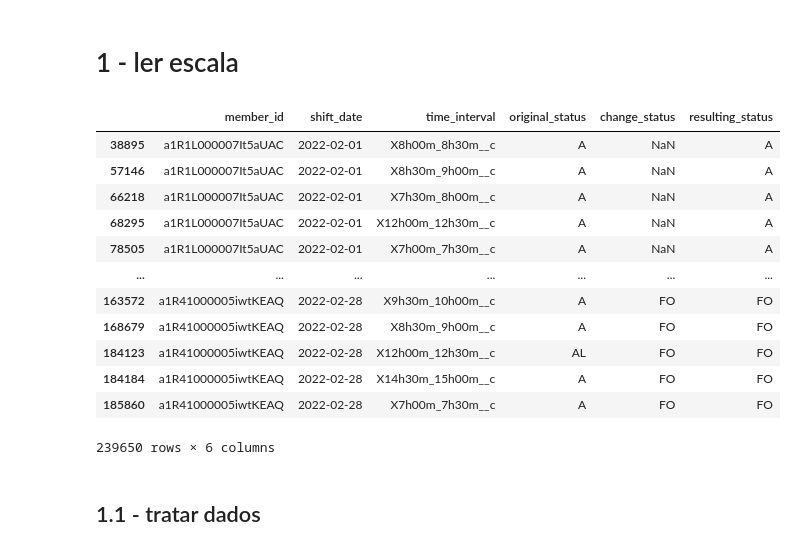
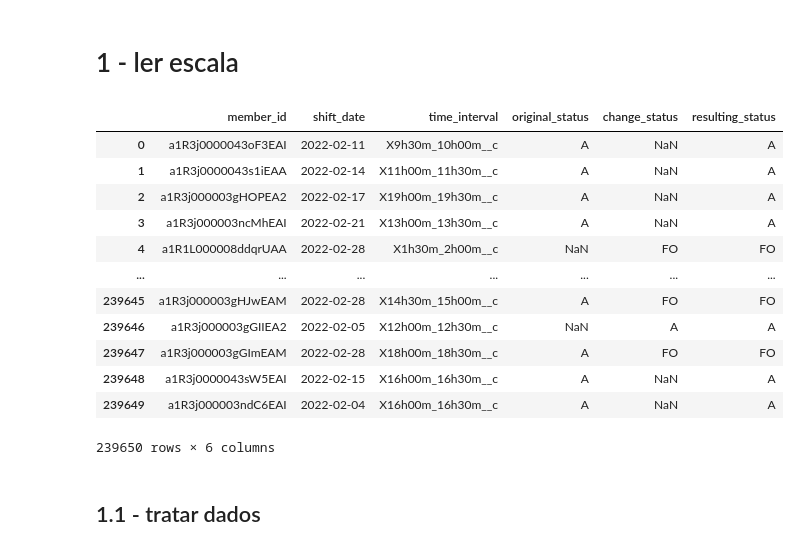
Before and after one commit to G-Moraes/projeto-disponibilidade, a Jupyter notebook: analise.ipynb, the cells around one changed output. Drawn from its saved outputs; the diff is of its cells as text; code cells hidden in the pictures.

```diff
--- a/analise.ipynb
+++ b/analise.ipynb
@@ -6,22 +6,22 @@ import datetime as dt
 # %%
 escala = pd.read_csv('escala.csv')
 
-escala.sort_values(by = ['shift_date', 'member_id'], inplace = True)
+#escala.sort_values(by = ['shift_date', 'member_id'], inplace = True)
 
 escala
 # %% [output]
 |  | member_id | shift_date | time_interval | original_status | change_status | resulting_status |
-| 38895 | a1R1L000007It5aUAC | 2022-02-01 | X8h00m_8h30m__c | A | NaN | A |
-| 57146 | a1R1L000007It5aUAC | 2022-02-01 | X8h30m_9h00m__c | A | NaN | A |
-| 66218 | a1R1L000007It5aUAC | 2022-02-01 | X7h30m_8h00m__c | A | NaN | A |
-| 68295 | a1R1L000007It5aUAC | 2022-02-01 | X12h00m_12h30m__c | A | NaN | A |
-| 78505 | a1R1L000007It5aUAC | 2022-02-01 | X7h00m_7h30m__c | A | NaN | A |
+| 0 | a1R3j0000043oF3EAI | 2022-02-11 | X9h30m_10h00m__c | A | NaN | A |
+| 1 | a1R3j0000043s1iEAA | 2022-02-14 | X11h00m_11h30m__c | A | NaN | A |
+| 2 | a1R3j000003gHOPEA2 | 2022-02-17 | X19h00m_19h30m__c | A | NaN | A |
+| 3 | a1R3j000003ncMhEAI | 2022-02-21 | X13h00m_13h30m__c | A | NaN | A |
+| 4 | a1R1L000008ddqrUAA | 2022-02-28 | X1h30m_2h00m__c | NaN | FO | FO |
 | ... | ... | ... | ... | ... | ... | ... |
-| 163572 | a1R41000005iwtKEAQ | 2022-02-28 | X9h30m_10h00m__c | A | FO | FO |
-| 168679 | a1R41000005iwtKEAQ | 2022-02-28 | X8h30m_9h00m__c | A | FO | FO |
-| 184123 | a1R41000005iwtKEAQ | 2022-02-28 | X12h00m_12h30m__c | AL | FO | FO |
-| 184184 | a1R41000005iwtKEAQ | 2022-02-28 | X14h30m_15h00m__c | A | FO | FO |
-| 185860 | a1R41000005iwtKEAQ | 2022-02-28 | X7h00m_7h30m__c | A | FO | FO |
+| 239645 | a1R3j000003gHJwEAM | 2022-02-28 | X14h30m_15h00m__c | A | FO | FO |
+| 239646 | a1R3j000003gGIIEA2 | 2022-02-05 | X12h00m_12h30m__c | NaN | A | A |
+| 239647 | a1R3j000003gGImEAM | 2022-02-28 | X18h00m_18h30m__c | A | FO | FO |
+| 239648 | a1R3j0000043sW5EAI | 2022-02-15 | X16h00m_16h30m__c | A | NaN | A |
+| 239649 | a1R3j000003ndC6EAI | 2022-02-04 | X16h00m_16h30m__c | A | NaN | A |
 239650 rows × 6 columns
 # %% [markdown]
 ## 1.1 - tratar dados
```
Also changed, not shown: parts of 18 cells of this notebook.
